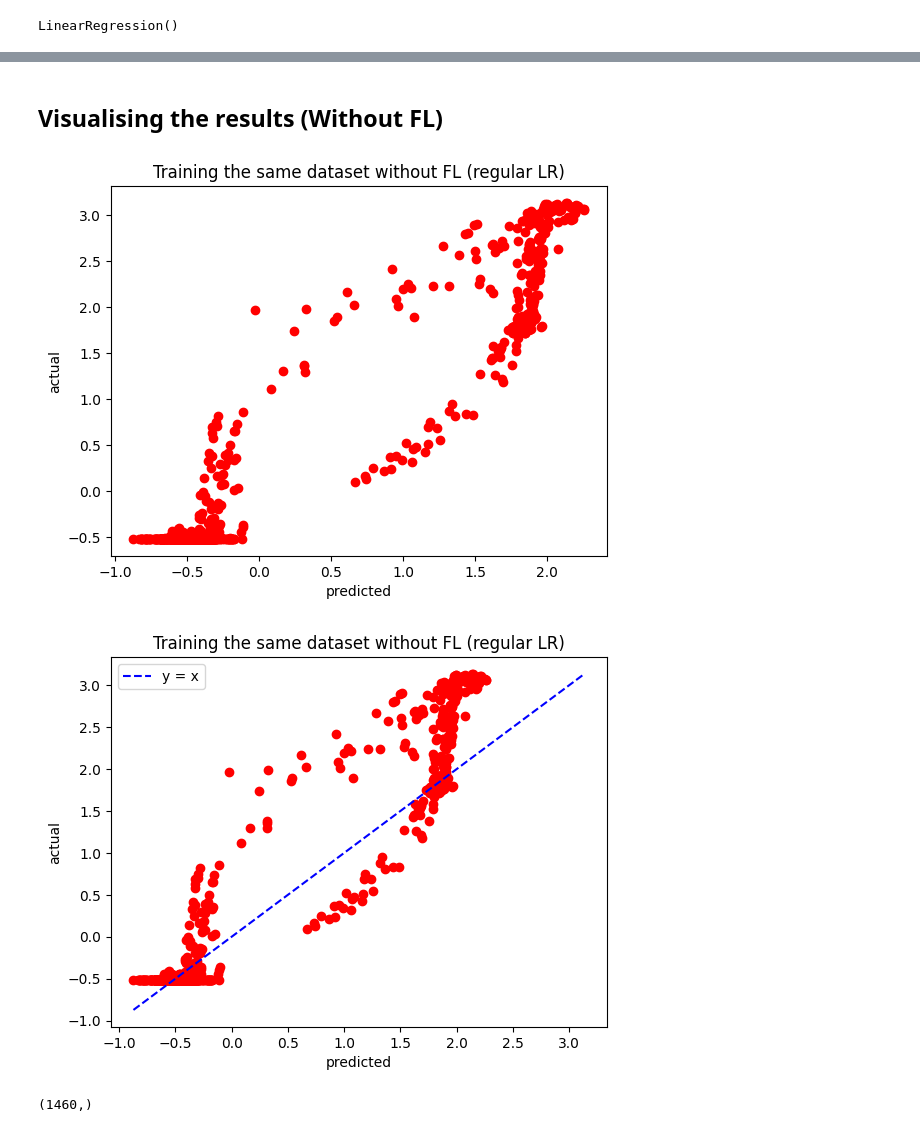
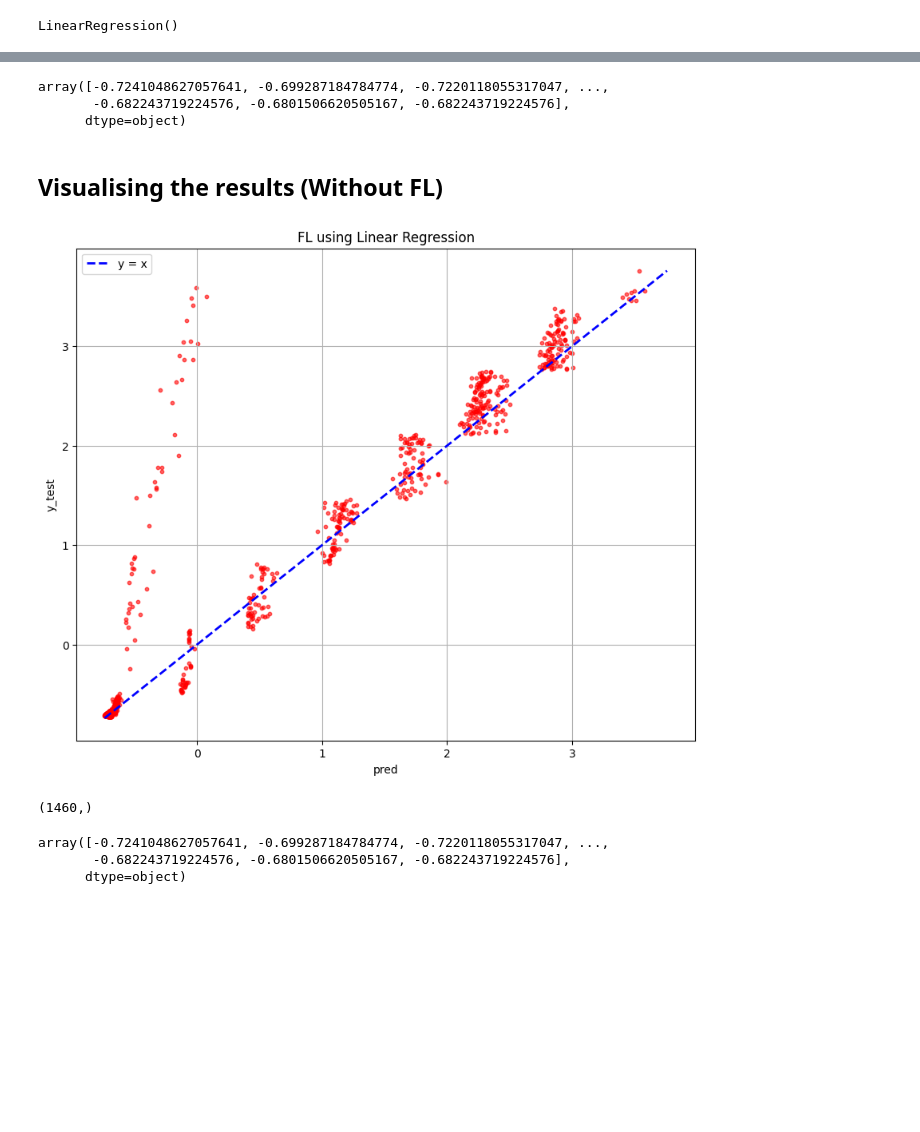
Before and after one commit to prajwalandysam/FYP-Group-3, a Jupyter notebook: Eval2.ipynb, the cells around one changed output, grey strips where cells are left out. Drawn from its saved outputs; the diff is of its cells as text; code cells hidden in the pictures; blank space fills up the shorter version.

```diff
--- a/Eval2.ipynb
+++ b/Eval2.ipynb
@@ -255,8 +373,8 @@ plt.show()
 regressor=LinearRegression()
 without_FL=X_train
 
-X_withoutFL= np.concatenate((without_FL[:, :11], without_FL[:, 12:]), axis=1)
-y_withoutFL = without_FL[:, 11]   # Target (Usage_kWh)
+X_withoutFL= np.concatenate((without_FL[:, :9], without_FL[:, 10:]), axis=1)
+y_withoutFL = without_FL[:, 9]   # Target (Usage_kWh)
 # %%
 from sklearn.model_selection import train_test_split
 
@@ -291,33 +409,66 @@ print(pred)
+# %%
+y_test
+# %% [output]
+array([-0.7241048627057641, -0.699287184784774, -0.7220118055317047, ...,
+       -0.682243719224576, -0.6801506620505167, -0.682243719224576],
+      dtype=object)
 # %% [markdown]
 ## Visualising the results (Without FL)
 # %%
-plt.scatter(pred,y_test,color='red')
+# plt.scatter(pred,y_test,color='red')
 
-plt.title("Training the same dataset without FL (regular LR)")
-plt.xlabel('predicted')
-plt.ylabel('actual')
-plt.show()
+# plt.title("Training the same dataset without FL (regular LR)")
+# plt.xlabel('predicted')
+# plt.ylabel('actual')
+# plt.show()
-# %% [output]
-[figure, removed]
+# %%
+import matplotlib.pyplot as plt
+
+# Increase figure size for better readability
+plt.figure(figsize=(10, 8))
+
+# Scatter plot with smaller markers and added transparency
+plt.scatter(pred, y_test, color='red', s=10, alpha=0.6)
+
+# Plot y=x line with increased thickness for clarity
+min_val = min(min(pred), min(y_test))
+max_val = max(max(pred), max(y_test))
+plt.plot([min_val, max_val], [min_val, max_val], color='blue', linestyle='--', linewidth=2, label='y = x')
+
+# Adding title and labels
+plt.title("FL using Linear Regression")
+plt.xlabel('pred')
+plt.ylabel('y_test')
+plt.legend()  # Show the legend
+plt.grid(True)  # Add a grid for easier reading
+
+# Show the plot
+plt.show()
+# %% [output]
+[figure, added]
 # %%
 
-# Scatter plot of predictions vs actual values
-plt.scatter(pred, y_test, color='red')
+# # Scatter plot of predictions vs actual values
+# plt.scatter(pred, y_test, color='red')
 
-# Plot y=x line
-min_val = min(min(pred), min(y_test))
-max_val = max(max(pred), max(y_test))
-plt.plot([min_val, max_val], [min_val, max_val], color='blue', linestyle='--', label='y = x')
+# # Plot y=x line
+# min_val = min(min(pred), min(y_test))
+# max_val = max(max(pred), max(y_test))
+# plt.plot([min_val, max_val], [min_val, max_val], color='blue', linestyle='--', label='y = x')
 
-# Adding title and labels
-plt.title("Training the same dataset without FL (regular LR)")
-plt.xlabel('predicted')
-plt.ylabel('actual')
-plt.legend()  # Show the legend
-plt.show()
+# # Adding title and labels
+# plt.title("Training the same dataset without FL (regular LR)")
+# plt.xlabel('predicted')
+# plt.ylabel('actual')
+# plt.legend()  # Show the legend
+# plt.show()
-# %% [output]
-[figure, removed]
 # %%
 pred.shape
 # %% [output]
 (1460,)
+# %%
+y_test
+# %% [output]
+array([-0.7241048627057641, -0.699287184784774, -0.7220118055317047, ...,
+       -0.682243719224576, -0.6801506620505167, -0.682243719224576],
+      dtype=object)
```
Also changed, not shown: parts of 21 cells of this notebook, 6 other files.
